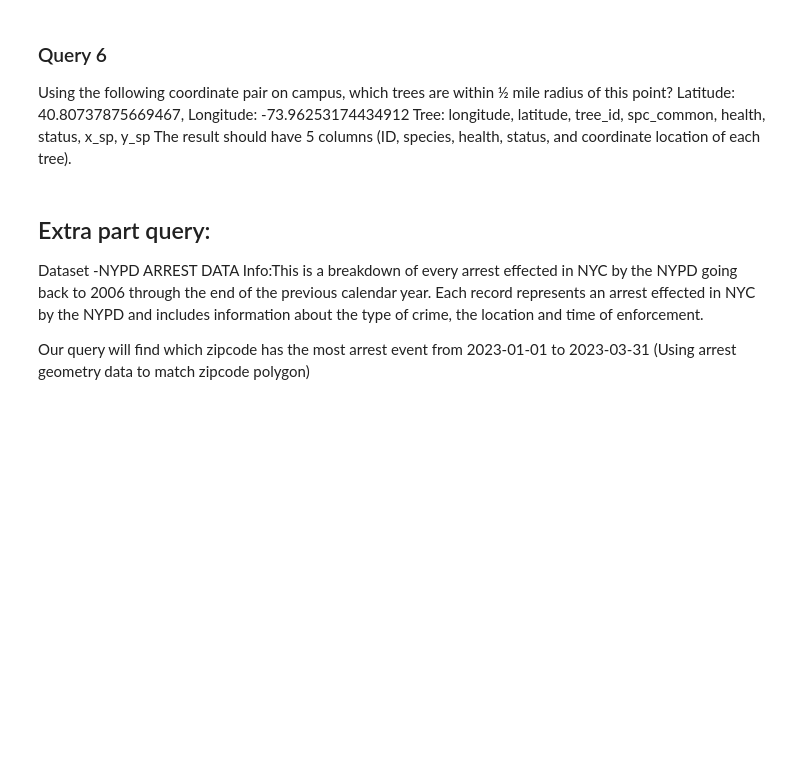
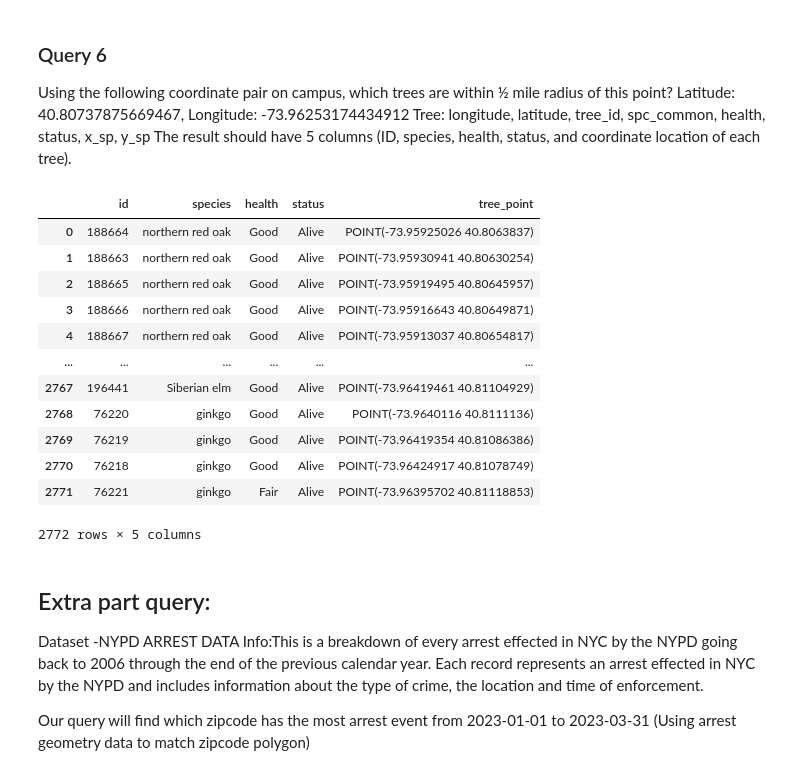
Before and after one commit to Yawenislearning/project-group28, a Jupyter notebook: project_code.ipynb, the cells around one changed output. Saved outputs shown, nothing was run; the diff lists cells and outputs as text; code cells hidden in the pictures; blank space fills up the shorter version.

```diff
--- a/project_code.ipynb
+++ b/project_code.ipynb
@@ -828,10 +838,23 @@ WHERE ST_DWithin(ST_SetSRID(ST_MakePoint(-73.96253174434912, 40.80737875669467),
 """
 write_query_to_file(QUERY_6, QUERY_6_FILENAME)
 # %%
-with engine.connect() as conn:
-    result = conn.execute(db.text(QUERY_6))
-    for row in result:
-        print(row)
+engine = create_engine(DB_URL)
+df = pd.read_sql_query(QUERY_6, con=engine)
+df
+# %% [output]
+|  | id | species | health | status | tree_point |
+| 0 | 188664 | northern red oak | Good | Alive | POINT(-73.95925026 40.8063837) |
+| 1 | 188663 | northern red oak | Good | Alive | POINT(-73.95930941 40.80630254) |
+| 2 | 188665 | northern red oak | Good | Alive | POINT(-73.95919495 40.80645957) |
+| 3 | 188666 | northern red oak | Good | Alive | POINT(-73.95916643 40.80649871) |
+| 4 | 188667 | northern red oak | Good | Alive | POINT(-73.95913037 40.80654817) |
+| ... | ... | ... | ... | ... | ... |
+| 2767 | 196441 | Siberian elm | Good | Alive | POINT(-73.96419461 40.81104929) |
+| 2768 | 76220 | ginkgo | Good | Alive | POINT(-73.9640116 40.8111136) |
+| 2769 | 76219 | ginkgo | Good | Alive | POINT(-73.96419354 40.81086386) |
+| 2770 | 76218 | ginkgo | Good | Alive | POINT(-73.96424917 40.81078749) |
+| 2771 | 76221 | ginkgo | Fair | Alive | POINT(-73.96395702 40.81118853) |
+2772 rows × 5 columns
 # %% [markdown]
 ## Extra part query:
 
```
Also changed, not shown: parts of 5 cells of this notebook, 8 other files.
